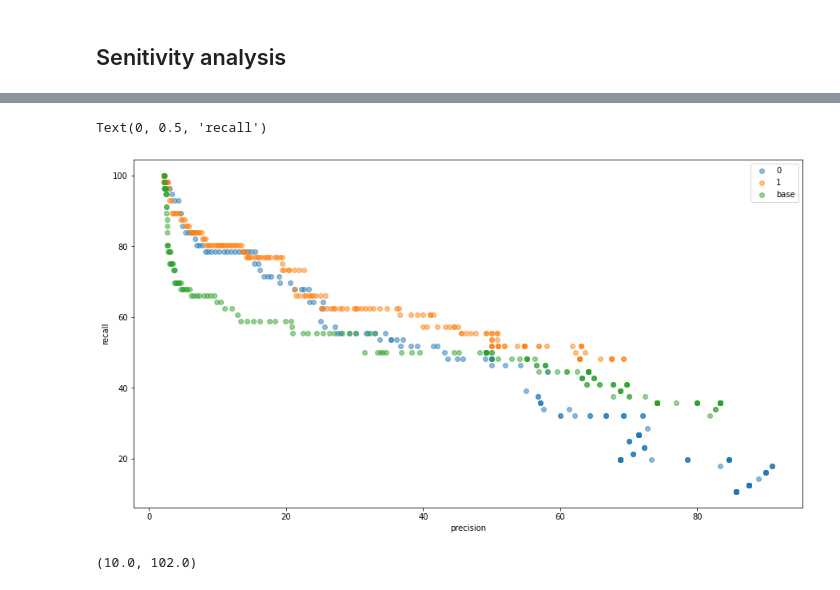
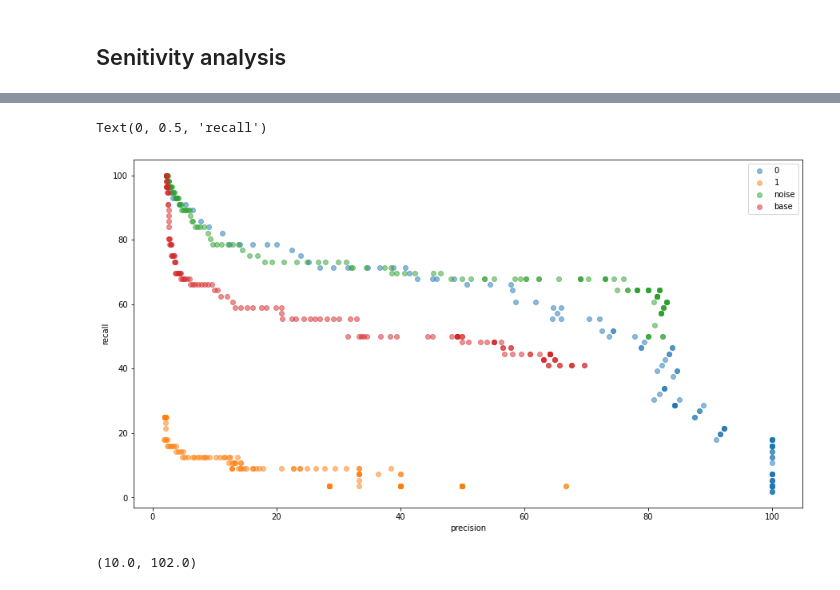
Before and after one commit to mayalapp/ga-frog-id, a Jupyter notebook: python-ribbit/data_cleaning.ipynb, the cells around one changed output, grey strips where cells are left out. Saved outputs shown, nothing was run; the diff lists cells and outputs as text; code cells hidden in the pictures.

Commit message:
Testing new window sample values with new noise bands

```diff
--- a/python-ribbit/data_cleaning.ipynb
+++ b/python-ribbit/data_cleaning.ipynb
@@ -279,0 +169,13 @@ plot_rs(sa_pulse_df, score_col = 'score2')
+# %%
+# plot ribbit scores by date for single model
+
+
+#window: score0; noise: score0; optimal_guess: score0; pulse: score2 (base)
+df = sa_window_df
+score_col = 'score0'
+
+(ggplot(df, aes(x = 'date', y = score_col, color = 'Lcapito', alpha = 'Lcapito'))+
+       geom_point()+
+        labs(x  = "Date", y = "RIBBIT score", title = "RIBBIT scores")+
+        theme_bw()+
+        theme(axis_text_x = element_text(angle = 90)))
@@ -296,38 +211,36 @@ def calc_accuracy(df, cutoffs, score_col = 'score'):
 # %%
-cutoffs = range(0,200)
+# plot precision/recall for several values of one parameter of SA
 
-df = sa_window_df
+cutoffs = range(0,150)
+
+df = sa_window_df2
 ich_accuracy0 = calc_accuracy(df, cutoffs, score_col = 'score0')
-#ich_accuracy0 = calc_accuracy(sa_pulse_df[sa_pulse_df["pond"]!="7a"], cutoffs)
 ich_accuracy1 = calc_accuracy(df, cutoffs, score_col = "score1")
-#ich_accuracy0 = calc_accuracy(sa_pulse_df[sa_pulse_df["pond"]!="7a"], cutoffs)
-#ich_accuracy2 = calc_accuracy(df, cutoffs, score_col = "score2")
-ich_accuracy_base = calc_accuracy(sa_pulse_df, cutoffs, score_col = "score2") # base vals
-#ich_accuracy0 = calc_accuracy(sa_pulse_df[sa_pulse_df["pond"]!="7a"], cutoffs)
+ich_accuracy_noise = calc_accuracy(sa_noise_df, cutoffs, score_col = "score0") # base vals
+ich_accuracy_base = calc_accuracy(sa_base_df, cutoffs, score_col = "score") # base vals
 
 #pulse, noise, signal, duration, optimal guess
 
-
-# plot precision and recall for pulse rate sa - looks like [12,28] is best of the options
 
 # best:
 # pulse: param1 (by a tad)
 # noise: both better, param0 slightly better at first but param1 overtakes  - try 1100-1300 band?
 # signal: both better, param0/param2  better at first but param1 better later - probably go with param0/2
 # duration: pretty similar
-# optimal guess:
 
 
 fig, ax = plt.subplots()  # a figure with a single Axes
 ax.scatter(ich_accuracy0['precision'],ich_accuracy0['recall'], alpha = 0.5, label = "0")
 ax.scatter(ich_accuracy1['precision'],ich_accuracy1['recall'], alpha = 0.5, label = "1")
+
 #ax.scatter(ich_accuracy2['precision'],ich_accuracy2['recall'], alpha = 0.5, label = "2")
+ax.scatter(ich_accuracy_noise['precision'],ich_accuracy_noise['recall'], alpha = 0.5, label = "noise")
 ax.scatter(ich_accuracy_base['precision'],ich_accuracy_base['recall'], alpha = 0.5, label = "base")
 ax.legend()
 ax.set_xlabel('precision')
 ax.set_ylabel('recall')
 #ax.set_title('RIBBIT scores')
 # %% [output]
 Text(0, 0.5, 'recall')
-[figure, old version]
+[figure, new version]
 # %%
```
Also changed, not shown: parts of 30 cells of this notebook, 16 other files.
